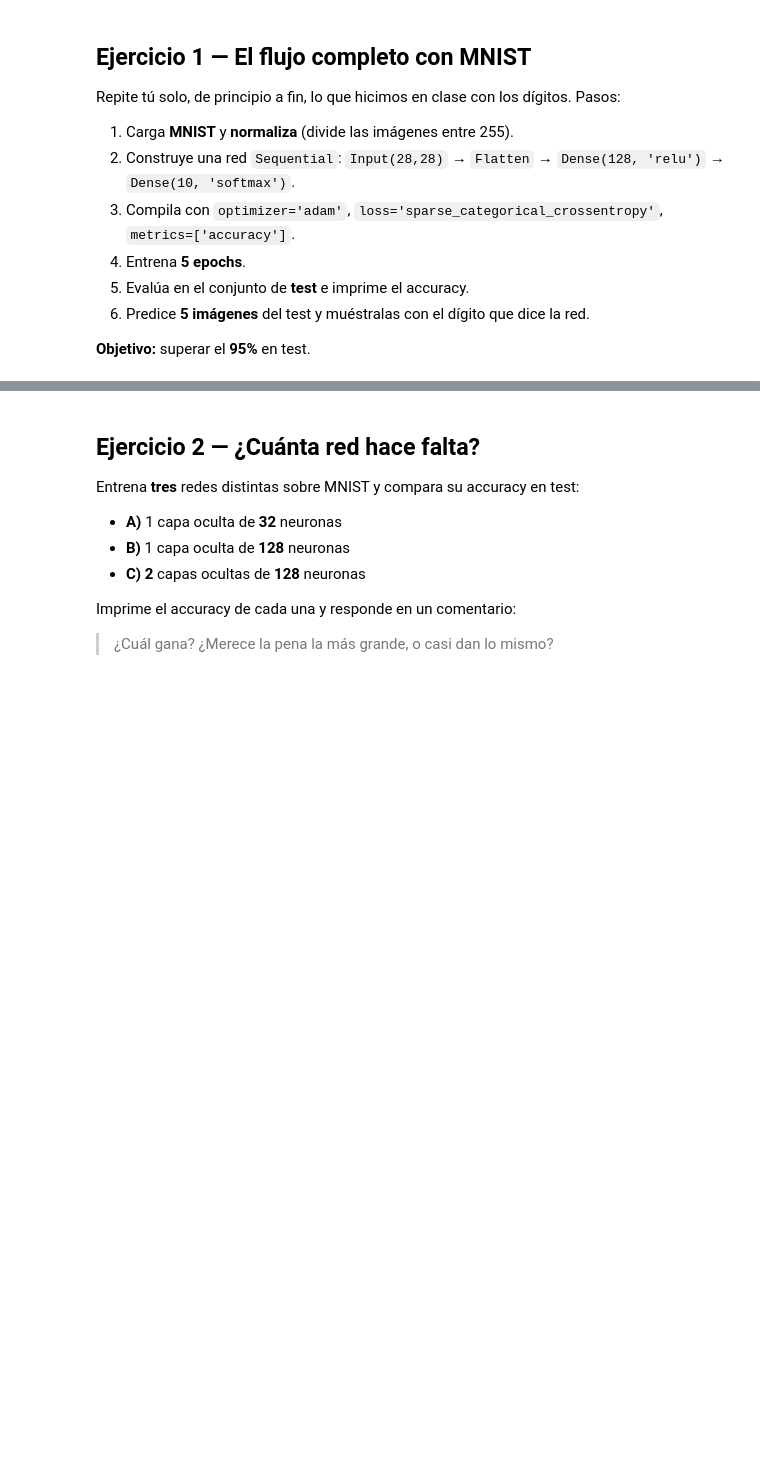
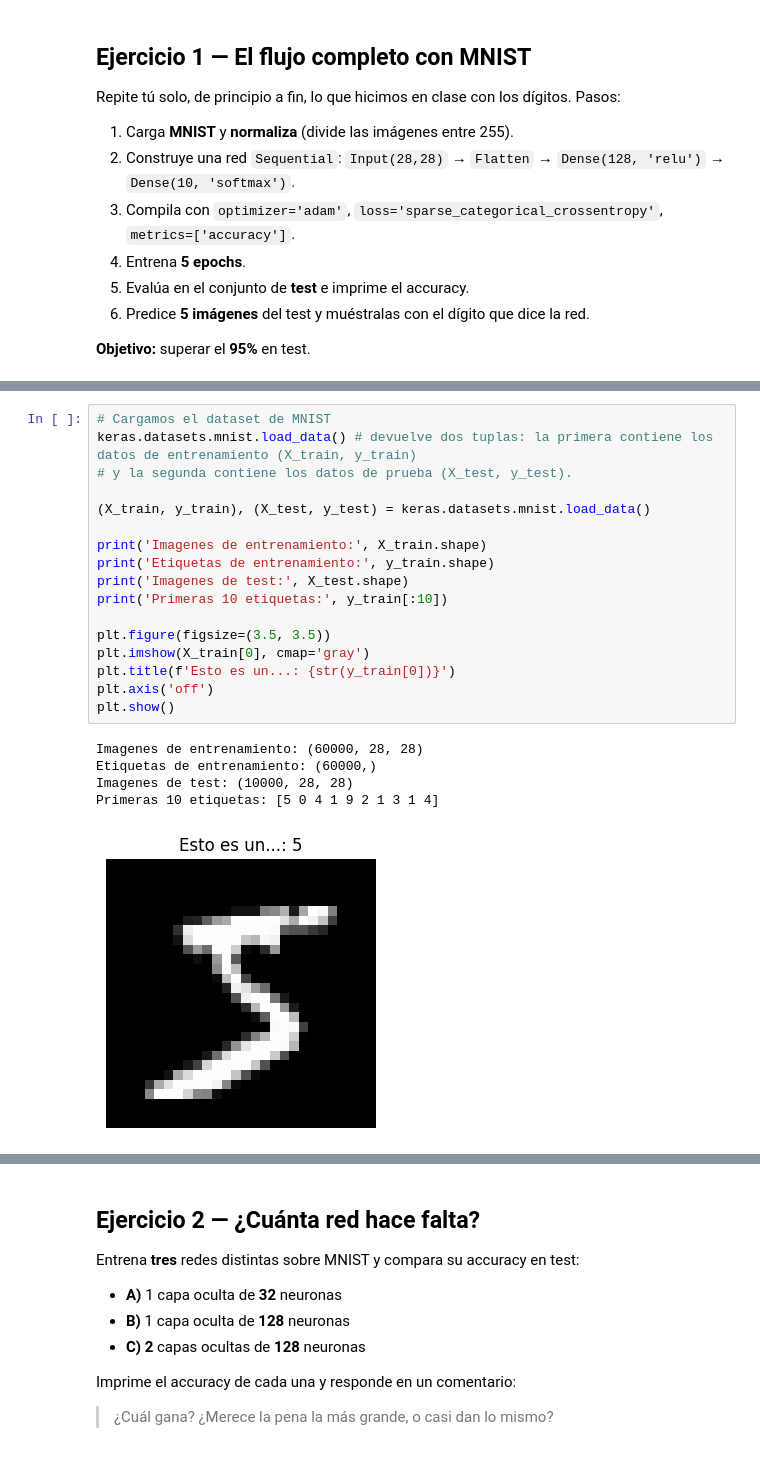
Before and after one commit to carlosgomezagrafojo/Redes_Neuronales, a Jupyter notebook: ejercicios_extra_redes_y_yolo.ipynb, the cells around one changed output, grey strips where cells are left out. Saved outputs shown, nothing was run; the diff lists cells and outputs as text; blank space fills up the shorter version.

```diff
--- a/ejercicios_extra_redes_y_yolo.ipynb
+++ b/ejercicios_extra_redes_y_yolo.ipynb
@@ -46,0 +88,23 @@ Repite tú solo, de principio a fin, lo que hicimos en clase con los dígitos. P
+# %%
+# Cargamos el dataset de MNIST
+keras.datasets.mnist.load_data() # devuelve dos tuplas: la primera contiene los datos de entrenamiento (X_train, y_train)
+# y la segunda contiene los datos de prueba (X_test, y_test).
+
+(X_train, y_train), (X_test, y_test) = keras.datasets.mnist.load_data()
+
+print('Imagenes de entrenamiento:', X_train.shape)
+print('Etiquetas de entrenamiento:', y_train.shape)
+print('Imagenes de test:', X_test.shape)
+print('Primeras 10 etiquetas:', y_train[:10])
+
+plt.figure(figsize=(3.5, 3.5))
+plt.imshow(X_train[0], cmap='gray')
+plt.title(f'Esto es un...: {str(y_train[0])}')
+plt.axis('off')
+plt.show()
+# %% [output]
+Imagenes de entrenamiento: (60000, 28, 28)
+Etiquetas de entrenamiento: (60000,)
+Imagenes de test: (10000, 28, 28)
+Primeras 10 etiquetas: [5 0 4 1 9 2 1 3 1 4]
+[figure, added]
```
Also changed, not shown: parts of 13 cells of this notebook.
